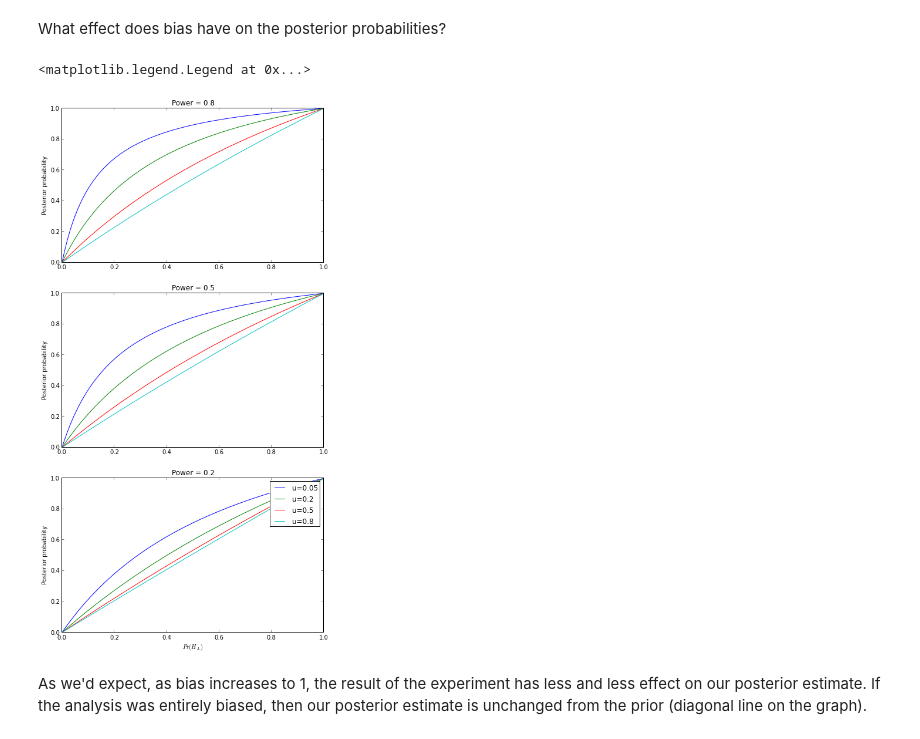
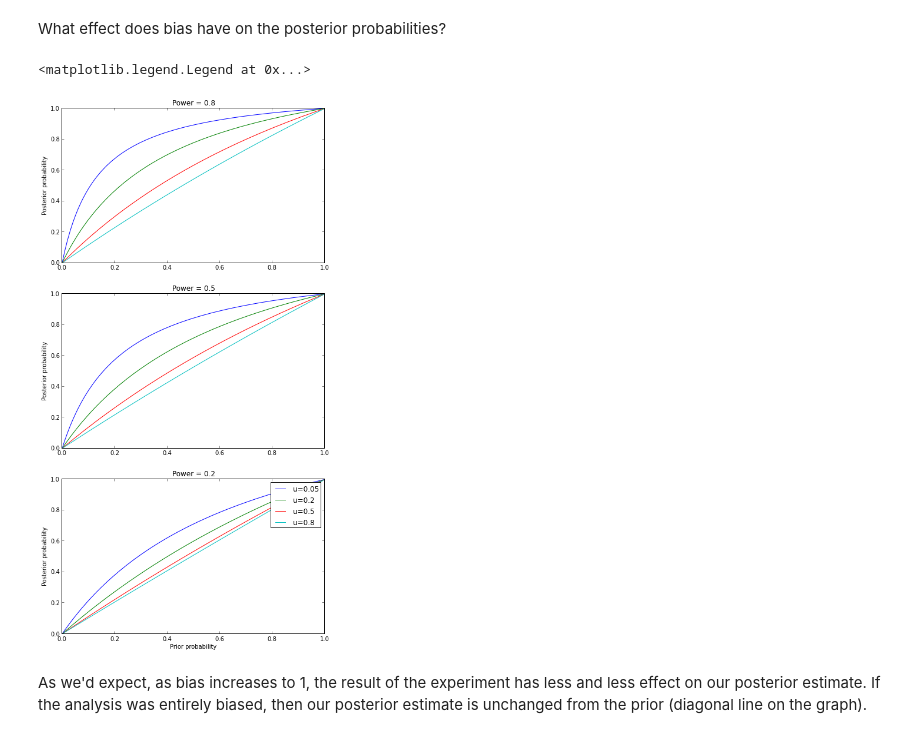
Before and after one commit to matthew-brett/sketch-books, a Jupyter notebook: Ioannides exposition.ipynb, the cells around one changed output. Saved outputs shown, nothing was run; the diff lists cells and outputs as text; code cells hidden in the pictures.

```diff
--- a/Ioannides exposition.ipynb
+++ b/Ioannides exposition.ipynb
@@ -257,20 +257,20 @@ What effect does bias have on the posterior probabilities?
 # %%
 # Formula as a function we can evaluate
 post_prob_bias_func = lambdify((alpha, beta, theta, u), post_prob_bias)
 theta_vals = np.linspace(0, 1, 100)
 fig, axes = plt.subplots(3, 1, figsize=(8, 16))
 for i, power in enumerate((0.8, 0.5, 0.2)):
     beta_val = 1 - power
     for bias in (0.05, 0.2, 0.5, 0.8):
         pp_vals = post_prob_bias_func(0.05, beta_val, theta_vals, bias)
         axes[i].plot(theta_vals, pp_vals, label='u={0}'.format(bias))
         axes[i].set_ylabel('Posterior probability')
     axes[i].set_title('Power = {0}'.format(power))
-axes[-1].set_xlabel('$Pr(H_A)$')
+axes[-1].set_xlabel('Prior probability')
 axes[-1].legend()
 # %% [output]
 <matplotlib.legend.Legend at 0x...>
-[figure, old version]
+[figure, new version]
 # %% [markdown]
 As we'd expect, as bias increases to 1, the result of the experiment has less and less effect on our posterior estimate.  If the analysis was entirely biased, then our posterior estimate is unchanged from the prior (diagonal line on the graph).
 # %% [markdown]
```
Also changed, not shown: parts of 5 cells of this notebook.
